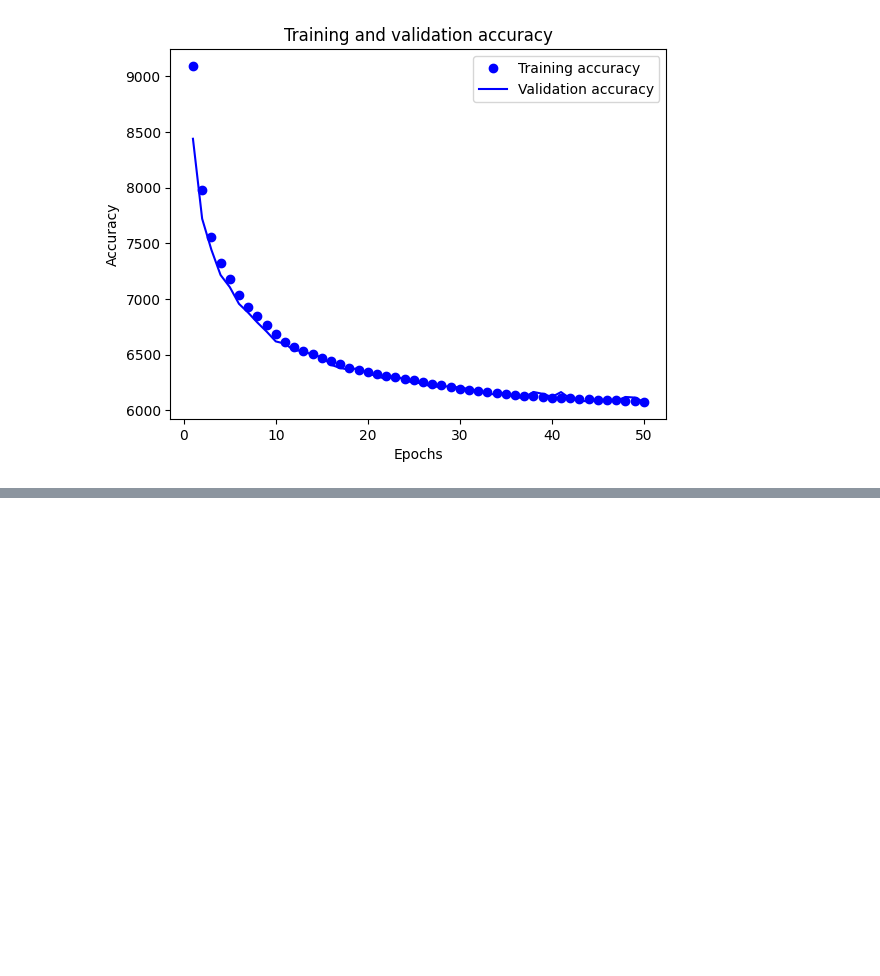
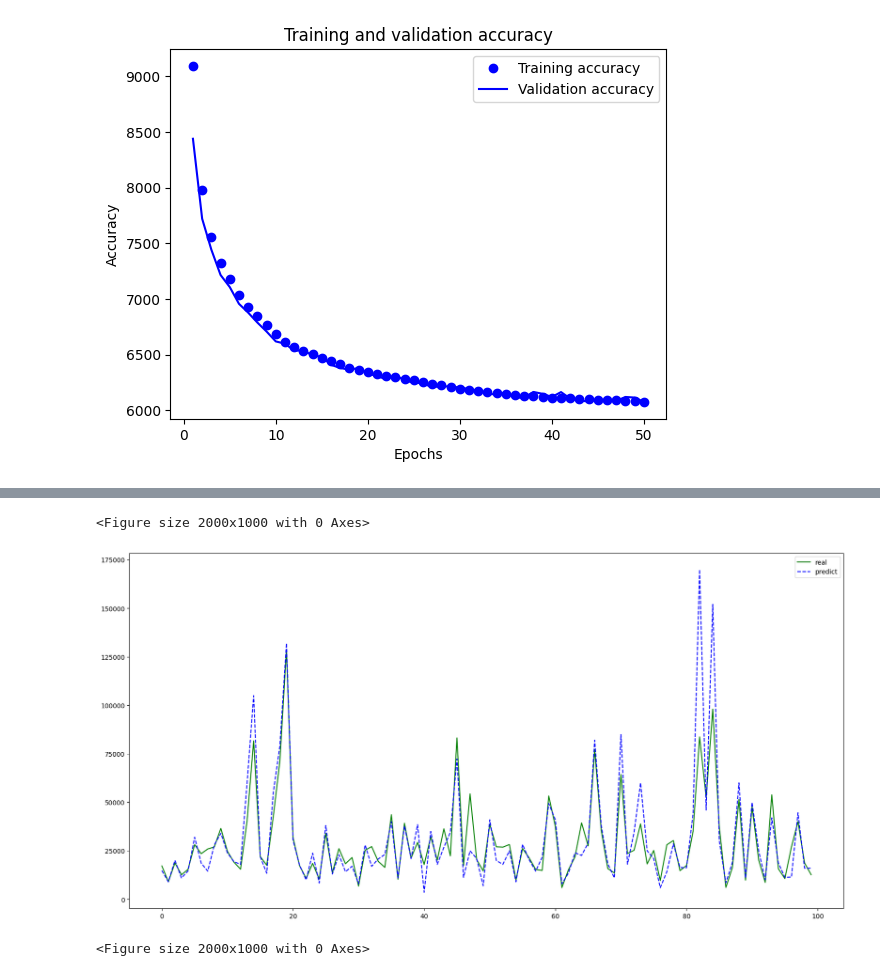
Before and after one commit to Midnight-ML/Modeling, a Jupyter notebook: develope/mlp_sample.ipynb, the cells around one changed output, grey strips where cells are left out. Saved outputs shown, nothing was run; the diff lists cells and outputs as text; code cells hidden in the pictures; blank space fills up the shorter version.

```diff
--- a/develope/mlp_sample.ipynb
+++ b/develope/mlp_sample.ipynb
@@ -121,0 +139,14 @@ plt.show()
+# %%
+hat_s = Y_test_hat[:100]
+s = Y_test[:100]
+# %%
+import matplotlib.pyplot as plt
+plt.rcParams["figure.figsize"] = (20,10)
+plt.plot(np.arange(100), hat_s, '-',color = 'green', label='real')
+plt.plot(np.arange(100), s, '--', color = 'blue', label='predict')
+plt.legend()
+plt.figure()
+# %% [output]
+<Figure size 2000x1000 with 0 Axes>
+[figure, added]
+<Figure size 2000x1000 with 0 Axes>
```
Also changed, not shown: parts of 3 cells of this notebook.
